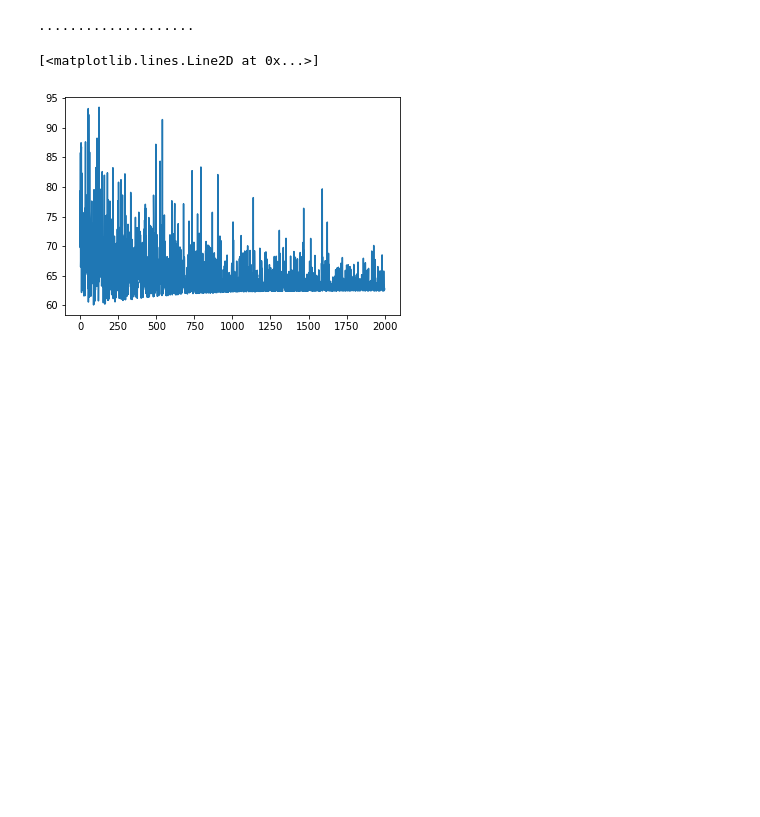
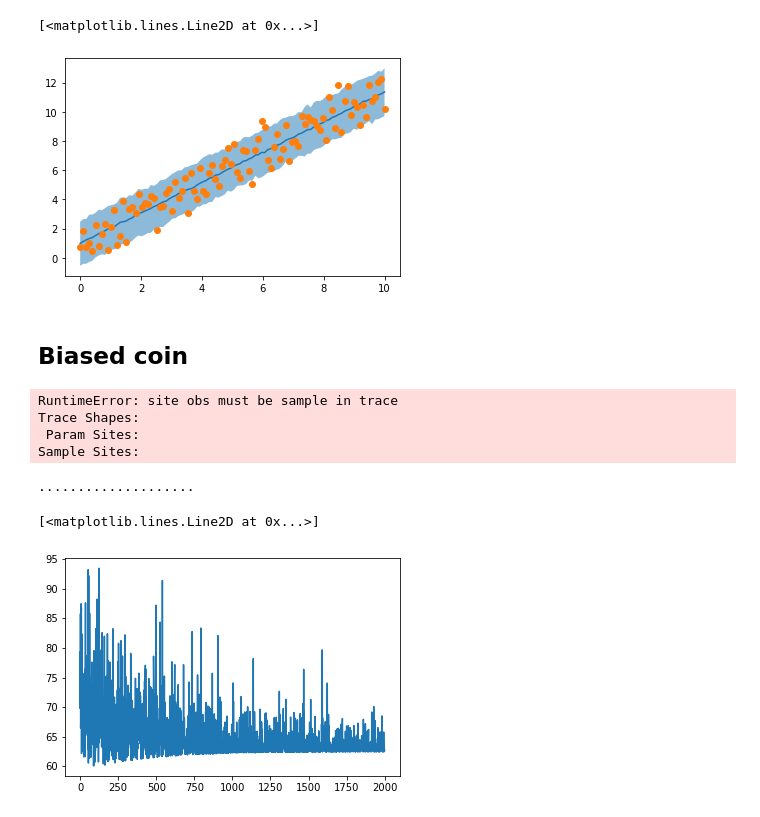
Before and after one commit to ajkluber/new-test, a Jupyter notebook: regr.ipynb, the cells around one changed output. Drawn from its saved outputs; the diff is of its cells as text; code cells hidden in the pictures; blank space fills up the shorter version.

```diff
--- a/regr.ipynb
+++ b/regr.ipynb
@@ -16,0 +231,7 @@ pyro.enable_validation(True)
+# %%
+plt.fill_between(x_data[:,0], predictions['y_perc_5'], predictions['y_perc_95'], alpha=0.5)
+plt.plot(x_data, predictions['y_mean'])
+plt.plot(x_data, y_data, 'o')
+# %% [output]
+[<matplotlib.lines.Line2D at 0x...>]
+[figure, added]
@@ -16,0 +240,2 @@ pyro.enable_validation(True)
+# %% [markdown]
+## Biased coin
@@ -17,3 +249,17 @@ pyro.enable_validation(True)
+# %%
+elbo = []
+n_steps = 2000
+# do gradient steps
+for step in range(n_steps):
+    elbo.append(svi.evaluate_loss(x, y))
+    svi.step(x, y)
+    if step % 100 == 0:
+        print('.', end='')
+# %% [output]
+RuntimeError: site obs must be sample in trace
+Trace Shapes:
+ Param Sites:
+Sample Sites:
 # %%
 n_steps = 2000
 # %%
```
Also changed, not shown: parts of 44 cells of this notebook, 1 other file.
